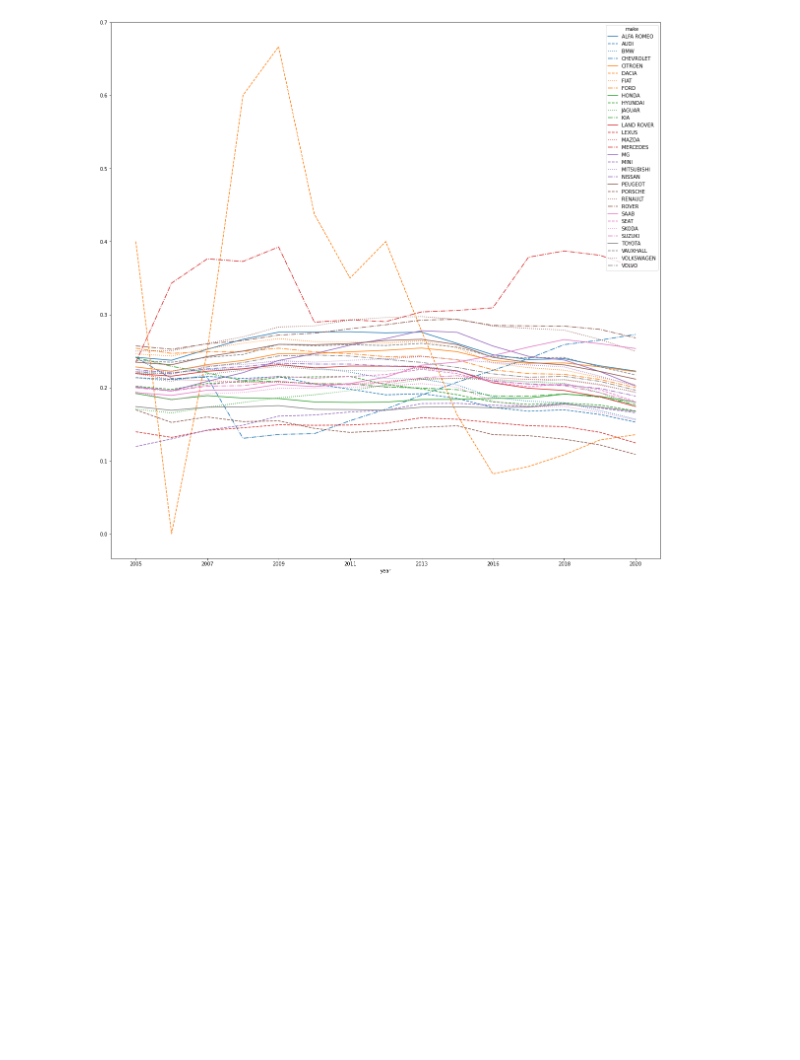
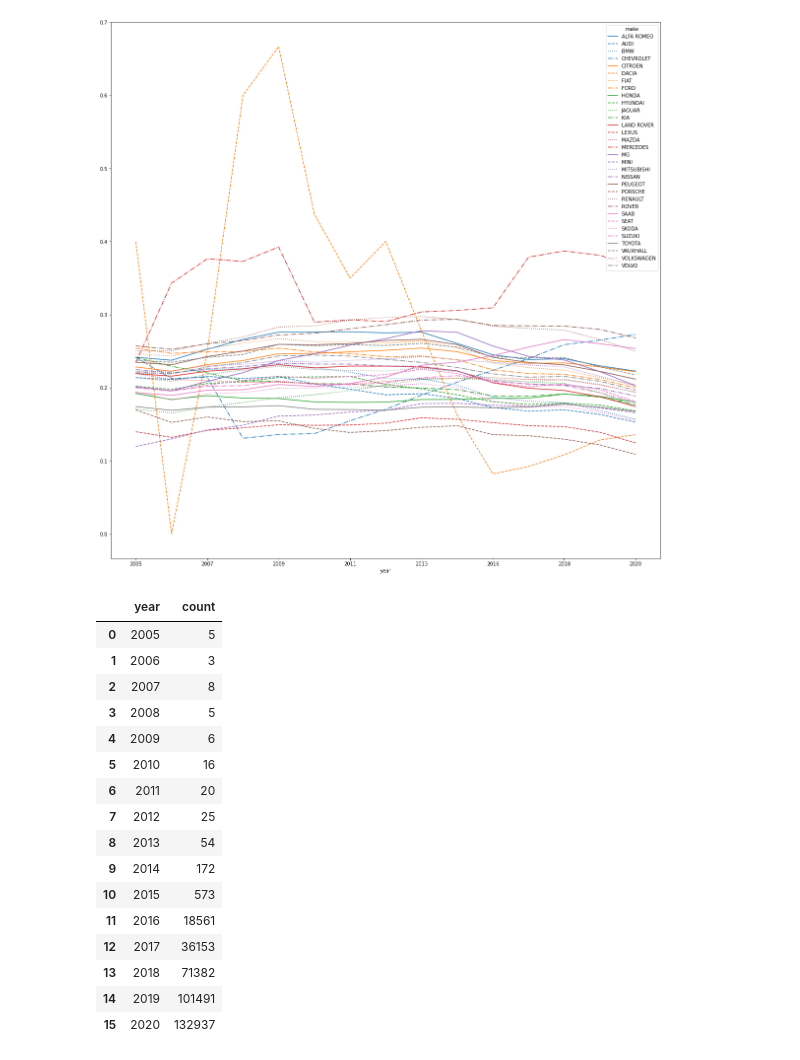
Before and after one commit to michalc/dft-mot-analysis, a Jupyter notebook: explore.ipynb, the cells around one changed output. Cells and saved outputs as stored; diff of their text form; code cells hidden in the pictures; blank space fills up the shorter version.

```diff
--- a/explore.ipynb
+++ b/explore.ipynb
@@ -323,3 +323,30 @@ df_pivoted.plot.line(figsize=(20,20), ax=ax)
 # %% [output]
 <AxesSubplot:xlabel='year'>
 [figure]
+# %%
+df = pd.read_sql_query("""
+    SELECT strftime('%Y', test_date) as year, count(*) AS count
+    FROM tests
+    WHERE test_class_id=4 AND make = 'DACIA'
+    GROUP BY year
+    ORDER BY year
+""", con)
+df
+# %% [output]
+|  | year | count |
+| 0 | 2005 | 5 |
+| 1 | 2006 | 3 |
+| 2 | 2007 | 8 |
+| 3 | 2008 | 5 |
+| 4 | 2009 | 6 |
+| 5 | 2010 | 16 |
+| 6 | 2011 | 20 |
+| 7 | 2012 | 25 |
+| 8 | 2013 | 54 |
+| 9 | 2014 | 172 |
+| 10 | 2015 | 573 |
+| 11 | 2016 | 18561 |
+| 12 | 2017 | 36153 |
+| 13 | 2018 | 71382 |
+| 14 | 2019 | 101491 |
+| 15 | 2020 | 132937 |
```
Also changed, not shown: parts of 1 cell of this notebook.
